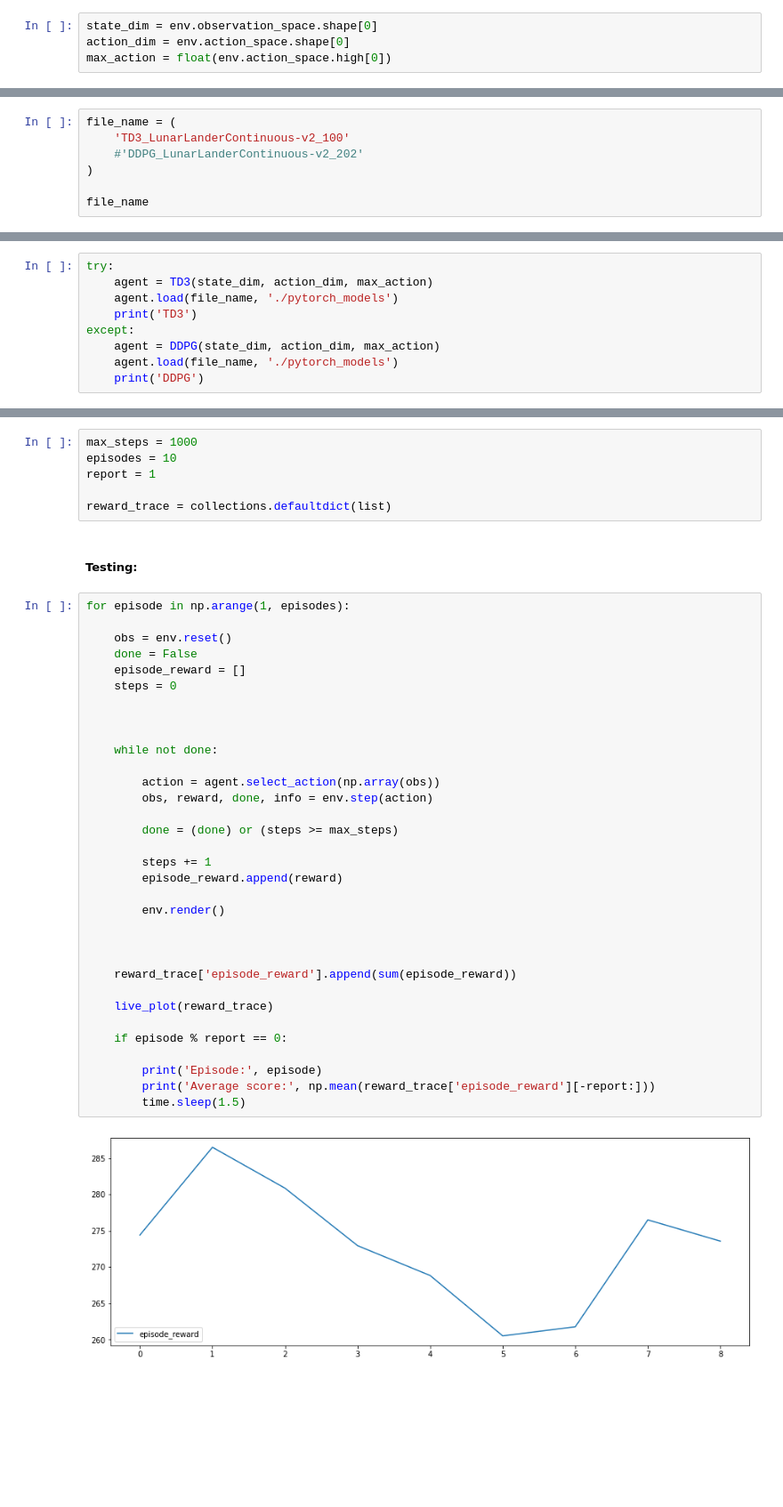
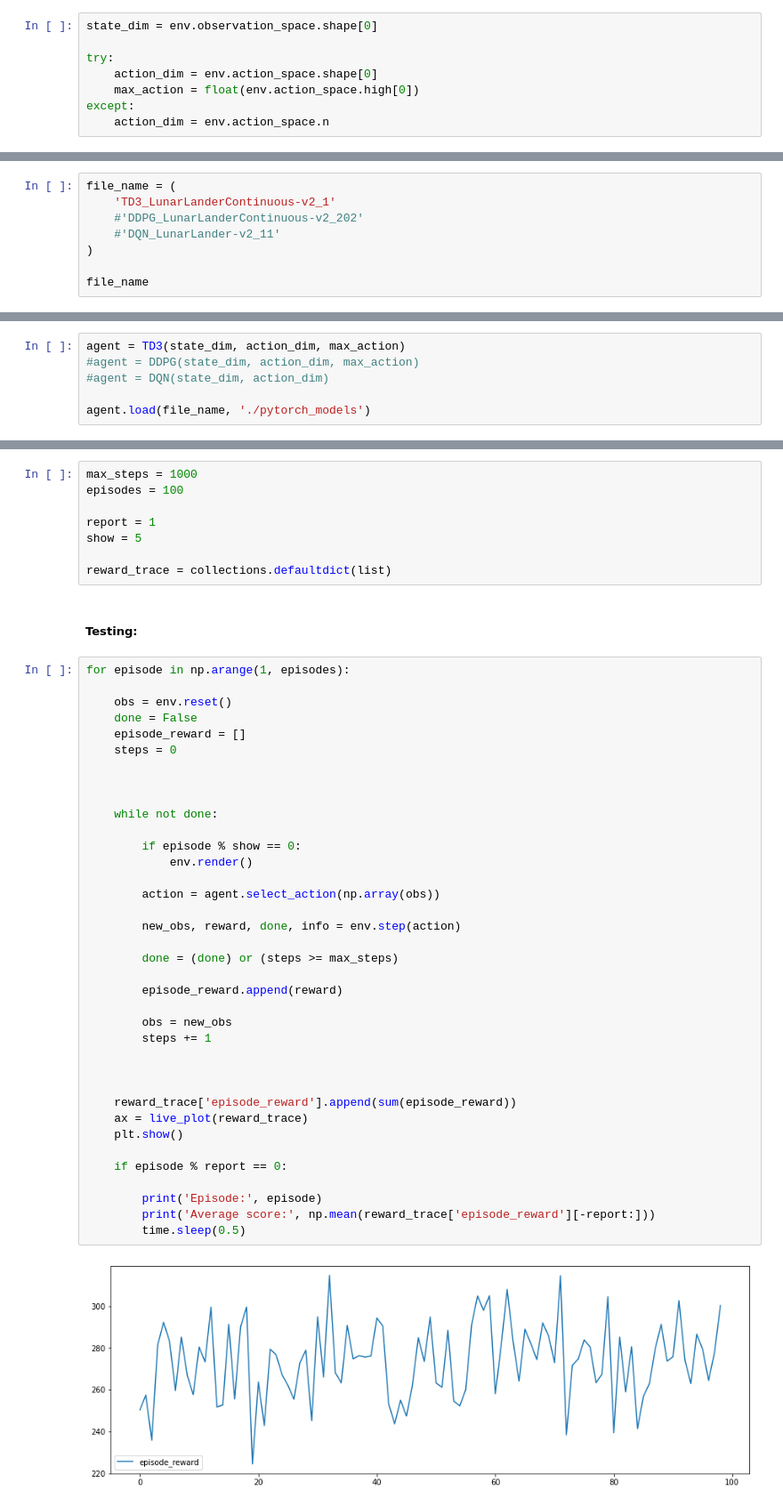
Before and after one commit to willarliss/LunarLander, a Jupyter notebook: demo_lunar_lander.ipynb, the cells around one changed output, grey strips where cells are left out. Shown at 89% size. Saved outputs shown, nothing was run; the diff lists cells and outputs as text; blank space fills up the shorter version.

Commit message:
Updates to DDPG and TD3. Added DQN

```diff
--- a/demo_lunar_lander.ipynb
+++ b/demo_lunar_lander.ipynb
@@ -51,7 +49,11 @@ np.random.seed(seed)
 # %%
 state_dim = env.observation_space.shape[0]
-action_dim = env.action_space.shape[0]
-max_action = float(env.action_space.high[0])
+
+try:
+    action_dim = env.action_space.shape[0]
+    max_action = float(env.action_space.high[0])
+except:
+    action_dim = env.action_space.n
 # %% [markdown]
 ##### Choose saved model
 # %%
@@ -67,7 +71,8 @@ os.listdir('./pytorch_models')
 # %%
 file_name = (
-    'TD3_LunarLanderContinuous-v2_100'
+    'TD3_LunarLanderContinuous-v2_1'
     #'DDPG_LunarLanderContinuous-v2_202'
+    #'DQN_LunarLander-v2_11'
 )
 
 file_name
@@ -76,11 +81,8 @@ file_name
 # %% [markdown]
 ##### Initialize agent
 # %%
-try:
-    agent = TD3(state_dim, action_dim, max_action)
-    agent.load(file_name, './pytorch_models')
-    print('TD3')
-except:
-    agent = DDPG(state_dim, action_dim, max_action)
-    agent.load(file_name, './pytorch_models')
-    print('DDPG')
+agent = TD3(state_dim, action_dim, max_action)
+#agent = DDPG(state_dim, action_dim, max_action)
+#agent = DQN(state_dim, action_dim)
+
+agent.load(file_name, './pytorch_models')
@@ -90,8 +90,10 @@ TD3
 ##### Define testing parameters
 # %%
 max_steps = 1000
-episodes = 10
+episodes = 100
+
 report = 1
+show = 5
 
 reward_trace = collections.defaultdict(list)
 # %% [markdown]
@@ -99,35 +101,39 @@ reward_trace = collections.defaultdict(list)
 # %%
 for episode in np.arange(1, episodes):
 
     obs = env.reset()
     done = False
     episode_reward = []
     steps = 0
 
 
 
     while not done:
 
+        if episode % show == 0:
+            env.render()
+
         action = agent.select_action(np.array(obs))
-        obs, reward, done, info = env.step(action)
+
+        new_obs, reward, done, info = env.step(action)
 
         done = (done) or (steps >= max_steps)
 
-        steps += 1
         episode_reward.append(reward)
 
-        env.render()
+        obs = new_obs
+        steps += 1
 
 
 
     reward_trace['episode_reward'].append(sum(episode_reward))
-
-    live_plot(reward_trace)
+    ax = live_plot(reward_trace)
+    plt.show()
 
     if episode % report == 0:
 
         print('Episode:', episode)
         print('Average score:', np.mean(reward_trace['episode_reward'][-report:]))
-        time.sleep(1.5)
+        time.sleep(0.5)
 # %% [output]
-[figure, old version]
+[figure, new version]
```
Also changed, not shown: parts of 14 cells of this notebook, 21 other files.
